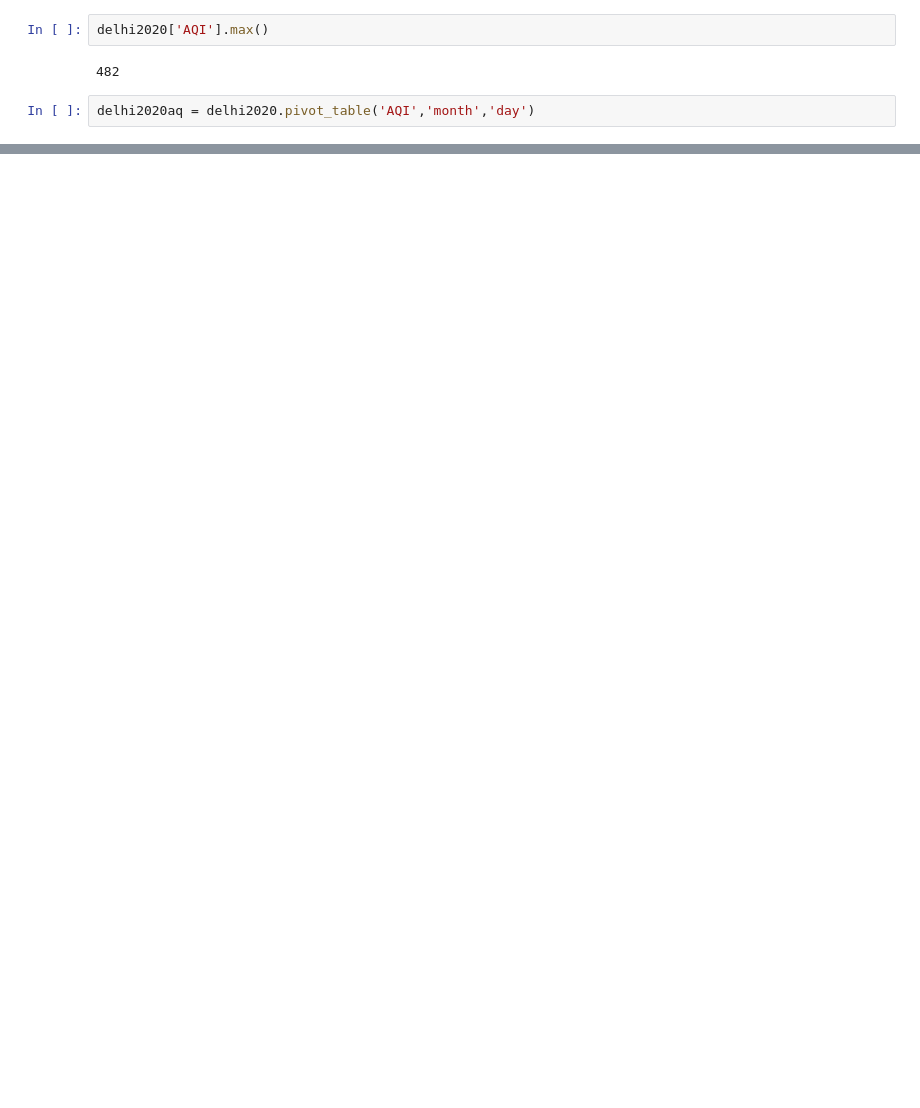
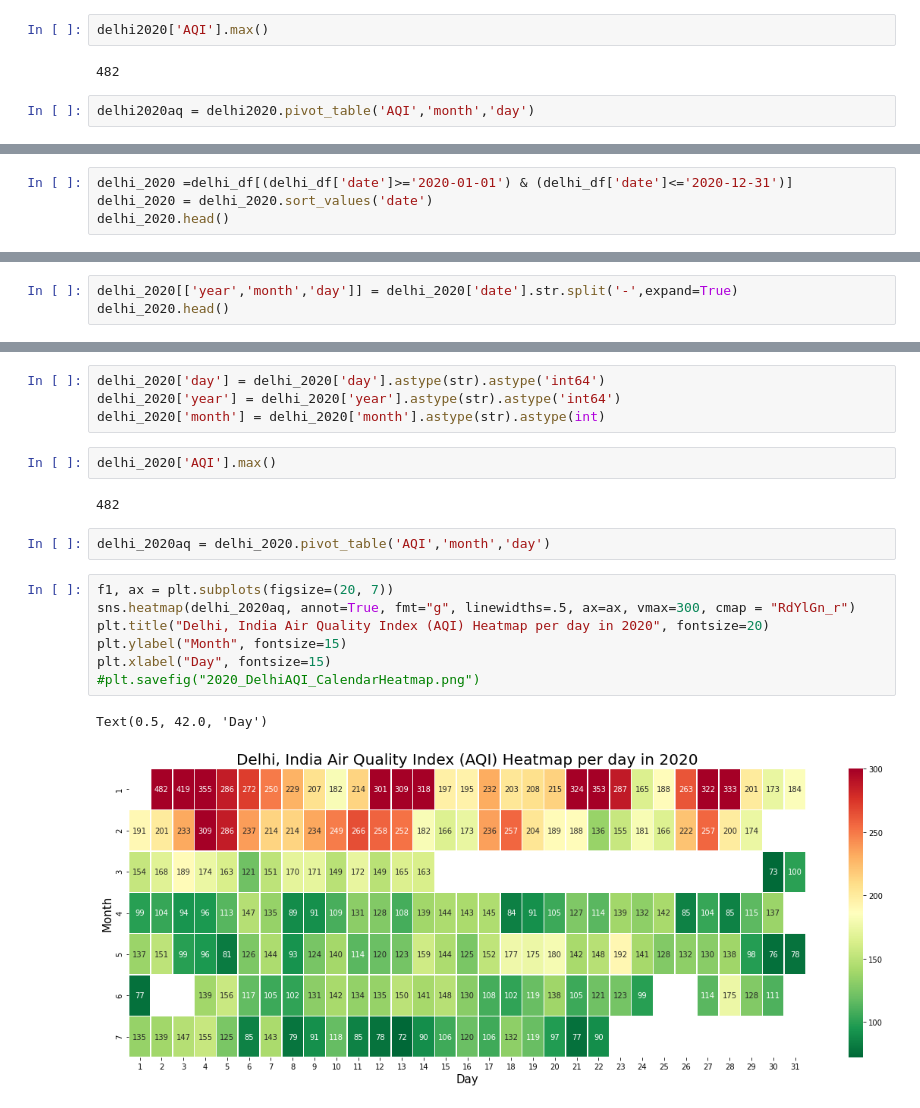
Before and after one commit to HaydenRubin/COVID-19-air-quality-2020, a Jupyter notebook: CalendarHeatmaps/delhiAQ.ipynb, the cells around one changed output, grey strips where cells are left out. Drawn from its saved outputs; the diff is of its cells as text; blank space fills up the shorter version.

```diff
--- a/CalendarHeatmaps/delhiAQ.ipynb
+++ b/CalendarHeatmaps/delhiAQ.ipynb
@@ -96,0 +176,4 @@ sns.heatmap(delhi2020aq, annot=False, fmt="d", linewidths=.5, ax=ax, vmax=300, c
+# %%
+delhi_2020 =delhi_df[(delhi_df['date']>='2020-01-01') & (delhi_df['date']<='2020-12-31')]
+delhi_2020 = delhi_2020.sort_values('date')
+delhi_2020.head()
@@ -96,0 +187,3 @@ sns.heatmap(delhi2020aq, annot=False, fmt="d", linewidths=.5, ax=ax, vmax=300, c
+# %%
+delhi_2020[['year','month','day']] = delhi_2020['date'].str.split('-',expand=True)
+delhi_2020.head()
@@ -96,0 +197,20 @@ sns.heatmap(delhi2020aq, annot=False, fmt="d", linewidths=.5, ax=ax, vmax=300, c
+# %%
+delhi_2020['day'] = delhi_2020['day'].astype(str).astype('int64')
+delhi_2020['year'] = delhi_2020['year'].astype(str).astype('int64')
+delhi_2020['month'] = delhi_2020['month'].astype(str).astype(int)
+# %%
+delhi_2020['AQI'].max()
+# %% [output]
+482
+# %%
+delhi_2020aq = delhi_2020.pivot_table('AQI','month','day')
+# %%
+f1, ax = plt.subplots(figsize=(20, 7))
+sns.heatmap(delhi_2020aq, annot=True, fmt="g", linewidths=.5, ax=ax, vmax=300, cmap = "RdYlGn_r")
+plt.title("Delhi, India Air Quality Index (AQI) Heatmap per day in 2020", fontsize=20)
+plt.ylabel("Month", fontsize=15)
+plt.xlabel("Day", fontsize=15)
+#plt.savefig("2020_DelhiAQI_CalendarHeatmap.png")
+# %% [output]
+Text(0.5, 42.0, 'Day')
+[figure, added]
```
Also changed, not shown: parts of 18 cells of this notebook, 1 other file.
